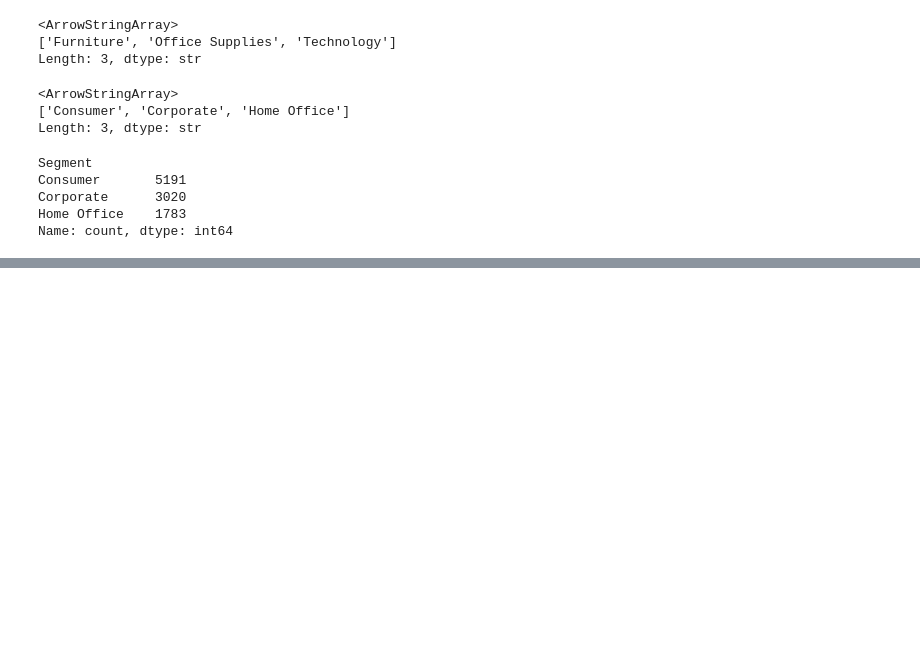
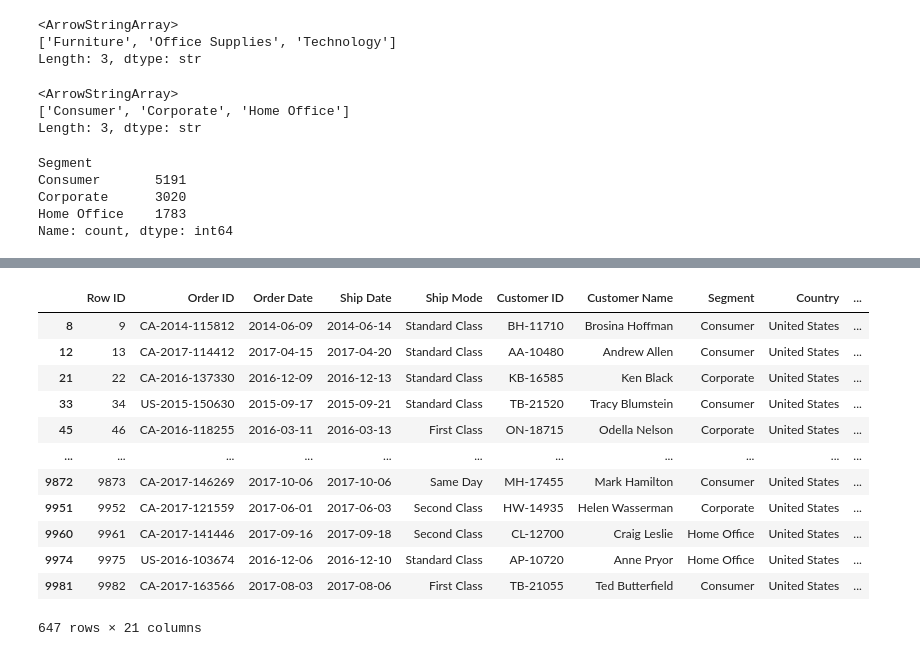
Before and after one commit to grishmamanchekar17-web/Python, a Jupyter notebook: Practice.ipynb, the cells around one changed output, grey strips where cells are left out. Cells and saved outputs as stored; diff of their text form; code cells hidden in the pictures; blank space fills up the shorter version.

```diff
--- a/Practice.ipynb
+++ b/Practice.ipynb
@@ -2005,0 +2095,16 @@ Name: count, dtype: int64
+# %%
+df[(df["Sales"]>15)&(df["Sales"]<20)]
+# %% [output]
+|  | Row ID | Order ID | Order Date | Ship Date | Ship Mode | Customer ID | Customer Name | Segment | Country | ... |
+| 8 | 9 | CA-2014-115812 | 2014-06-09 | 2014-06-14 | Standard Class | BH-11710 | Brosina Hoffman | Consumer | United States | ... |
+| 12 | 13 | CA-2017-114412 | 2017-04-15 | 2017-04-20 | Standard Class | AA-10480 | Andrew Allen | Consumer | United States | ... |
+| 21 | 22 | CA-2016-137330 | 2016-12-09 | 2016-12-13 | Standard Class | KB-16585 | Ken Black | Corporate | United States | ... |
+| 33 | 34 | US-2015-150630 | 2015-09-17 | 2015-09-21 | Standard Class | TB-21520 | Tracy Blumstein | Consumer | United States | ... |
+| 45 | 46 | CA-2016-118255 | 2016-03-11 | 2016-03-13 | First Class | ON-18715 | Odella Nelson | Corporate | United States | ... |
+| ... | ... | ... | ... | ... | ... | ... | ... | ... | ... | ... |
+| 9872 | 9873 | CA-2017-146269 | 2017-10-06 | 2017-10-06 | Same Day | MH-17455 | Mark Hamilton | Consumer | United States | ... |
+| 9951 | 9952 | CA-2017-121559 | 2017-06-01 | 2017-06-03 | Second Class | HW-14935 | Helen Wasserman | Corporate | United States | ... |
+| 9960 | 9961 | CA-2017-141446 | 2017-09-16 | 2017-09-18 | Second Class | CL-12700 | Craig Leslie | Home Office | United States | ... |
+| 9974 | 9975 | US-2016-103674 | 2016-12-06 | 2016-12-10 | Standard Class | AP-10720 | Anne Pryor | Home Office | United States | ... |
+| 9981 | 9982 | CA-2017-163566 | 2017-08-03 | 2017-08-06 | First Class | TB-21055 | Ted Butterfield | Consumer | United States | ... |
+647 rows × 21 columns
```
Also changed, not shown: parts of 15 cells of this notebook.
